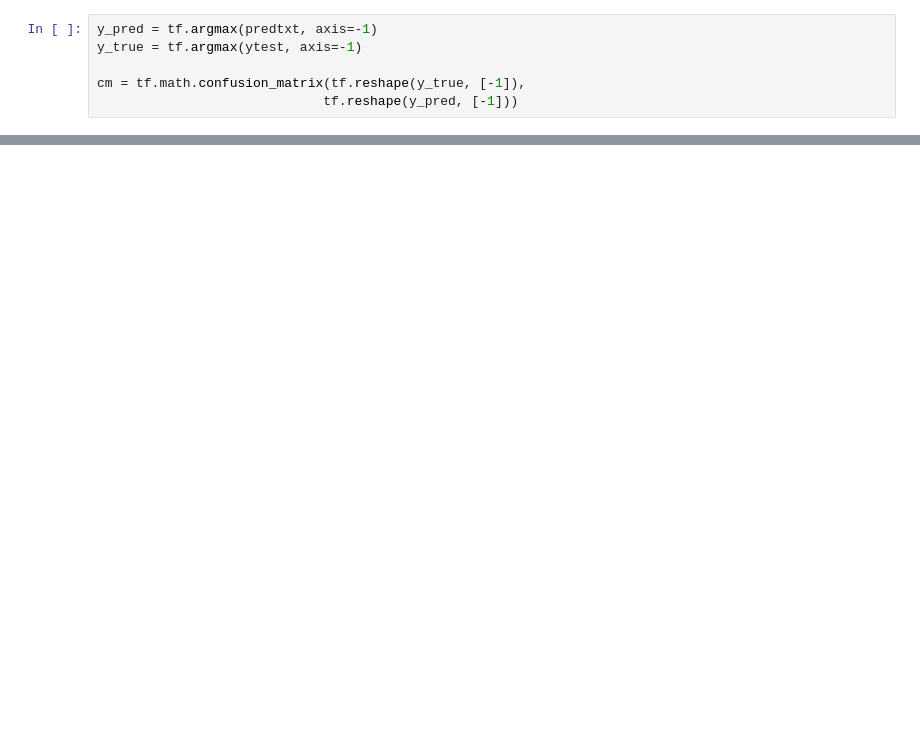
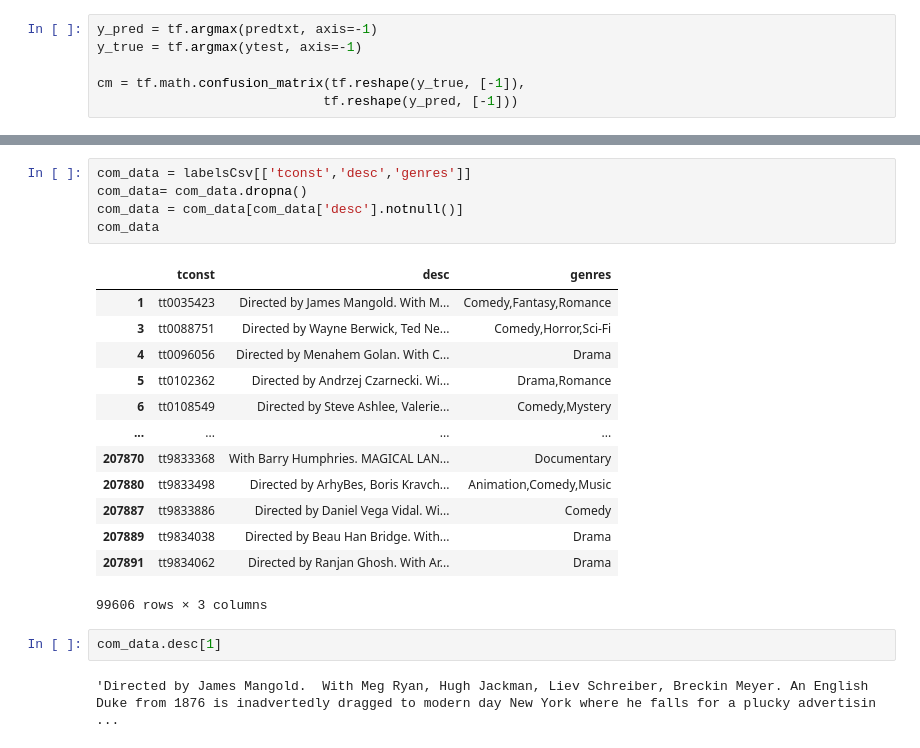
Before and after one commit to geovog/Judge_a_movie_by_its_cover, a Jupyter notebook: Cnn-LSTMT_models.ipynb, the cells around one changed output, grey strips where cells are left out. Cells and saved outputs as stored; diff of their text form; blank space fills up the shorter version.

```diff
--- a/Cnn-LSTMT_models.ipynb
+++ b/Cnn-LSTMT_models.ipynb
@@ -821,0 +825,23 @@ plot_confusion_matrix_txt(cm, label_id_to_class)
+# %%
+com_data = labelsCsv[['tconst','desc','genres']]
+com_data= com_data.dropna()
+com_data = com_data[com_data['desc'].notnull()]
+com_data
+# %% [output]
+|  | tconst | desc | genres |
+| 1 | tt0035423 | Directed by James Mangold. With M... | Comedy,Fantasy,Romance |
+| 3 | tt0088751 | Directed by Wayne Berwick, Ted Ne... | Comedy,Horror,Sci-Fi |
+| 4 | tt0096056 | Directed by Menahem Golan. With C... | Drama |
+| 5 | tt0102362 | Directed by Andrzej Czarnecki. Wi... | Drama,Romance |
+| 6 | tt0108549 | Directed by Steve Ashlee, Valerie... | Comedy,Mystery |
+| ... | ... | ... | ... |
+| 207870 | tt9833368 | With Barry Humphries. MAGICAL LAN... | Documentary |
+| 207880 | tt9833498 | Directed by ArhyBes, Boris Kravch... | Animation,Comedy,Music |
+| 207887 | tt9833886 | Directed by Daniel Vega Vidal. Wi... | Comedy |
+| 207889 | tt9834038 | Directed by Beau Han Bridge. With... | Drama |
+| 207891 | tt9834062 | Directed by Ranjan Ghosh. With Ar... | Drama |
+99606 rows × 3 columns
+# %%
+com_data.desc[1]
+# %% [output]
+'Directed by James Mangold.  With Meg Ryan, Hugh Jackman, Liev Schreiber, Breckin Meyer. An English Duke from 1876 is inadvertedly dragged to modern day New York where he falls for a plucky advertisin ...
```
Also changed, not shown: parts of 24 cells of this notebook.
